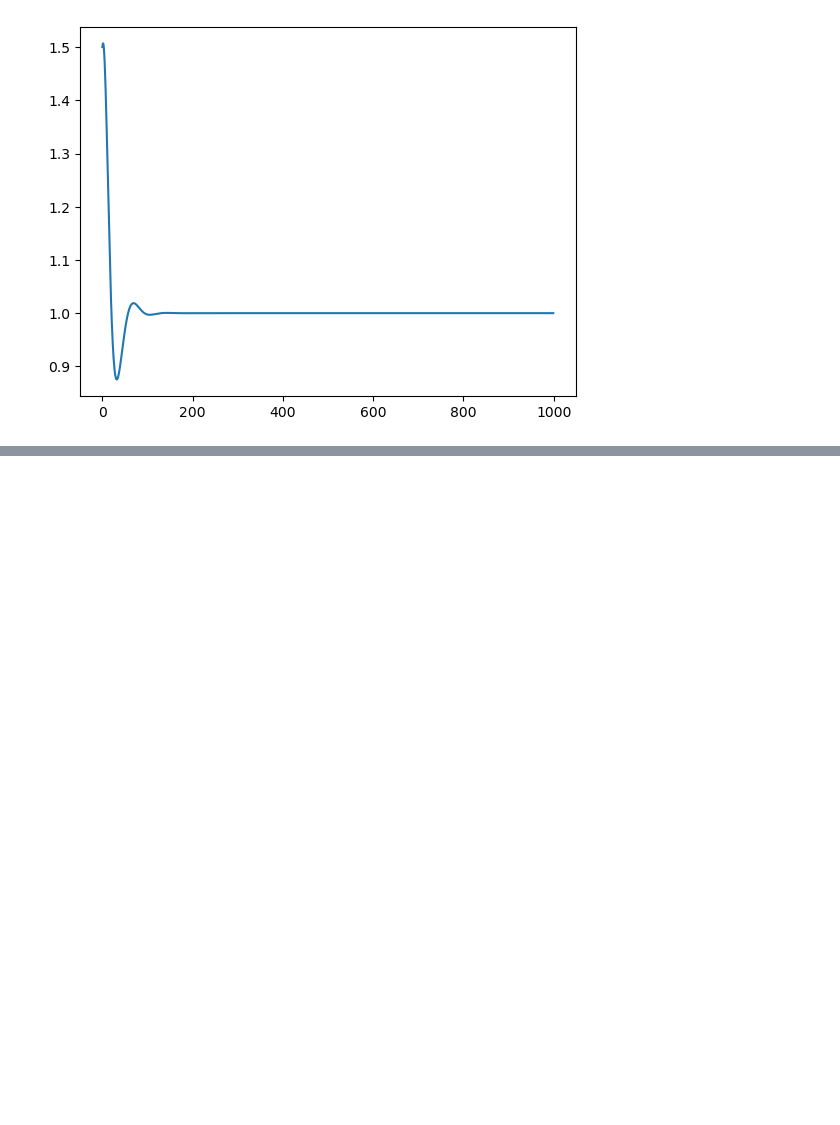
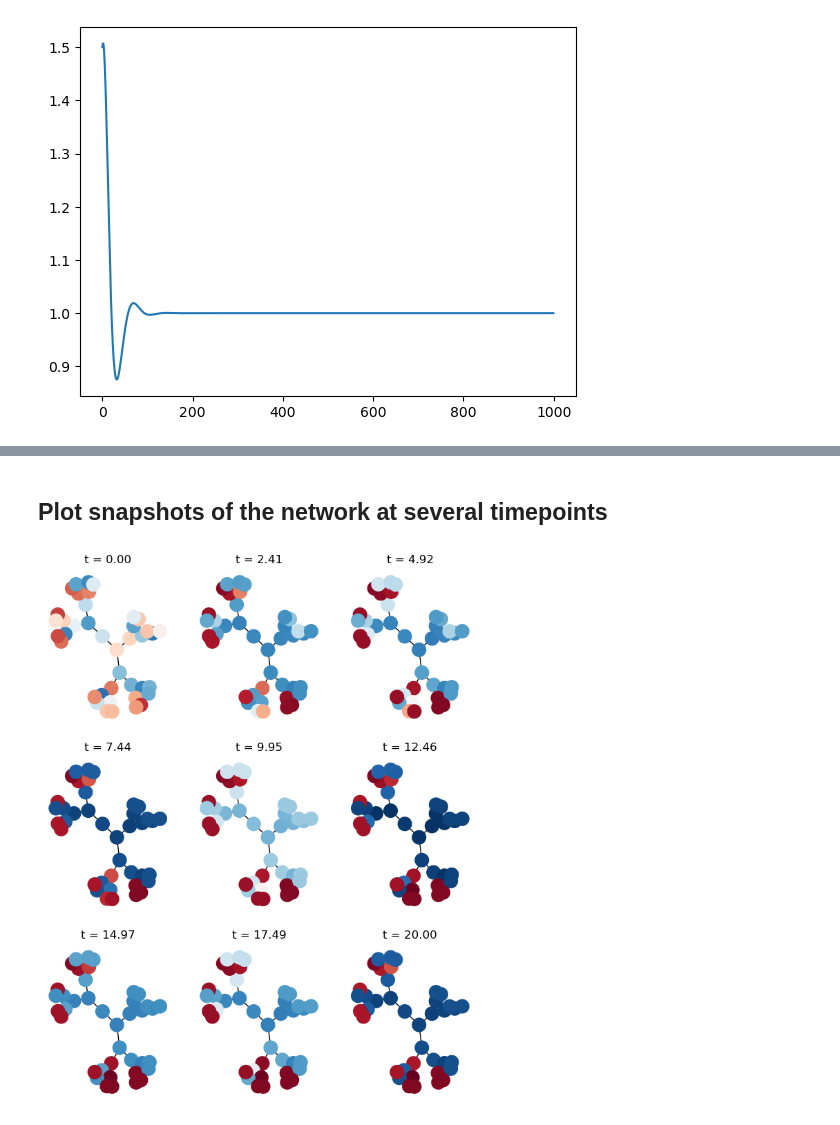
Before and after one commit to williamgilpin/alveoli, a Jupyter notebook: alveoli_model.ipynb, the cells around one changed output, grey strips where cells are left out. Saved outputs shown, nothing was run; the diff lists cells and outputs as text; code cells hidden in the pictures; blank space fills up the shorter version.

```diff
--- a/alveoli_model.ipynb
+++ b/alveoli_model.ipynb
@@ -234,0 +166,69 @@ np.median(np.sum(np.abs(h), axis=1))
+# %% [markdown]
+## Plot snapshots of the network at several timepoints
+# %%
+import networkx as nx
+
+from networkx.drawing.nx_agraph import graphviz_layout
+
+# T = nx.balanced_tree(2, 5)
+
+# pos = graphviz_layout(T, prog="twopi")
+# nx.draw(T, pos)
+# plt.show()
+
+def plot_tree(n, nodecolors=None, pos=None, random_state=None, ax=None, **kwargs):
+    """
+    Given a balanced tree coupling matrix, plot the tree with matplotlib
+    """
+    # Get the adjacency matrix
+    matrix = tree_coupling_matrix(n)
+
+    # Create a graph from the adjacency matrix
+    G = nx.Graph(matrix)
+
+    if pos is None:
+        # Create a tree layout for our graph
+        # pos = nx.tree_layout(G)
+        pos = nx.spring_layout(G, iterations=100, seed=random_state)
+        # pos = graphviz_layout(G, prog="twopi")
+
+    if nodecolors is None:
+        nodecolors = np.random.random(n)
+
+    nx.draw(G, pos, with_labels=False, node_size=200, node_color=nodecolors, ax=ax, vmin=0, vmax=1, **kwargs)
+
+    # Draw the graph
+    # nx.draw(G, pos, with_labels=True, node_size=700, node_color="lightblue")
+
+    # # Show the plot
+    # plt.show()
+
+    return pos
+
+
+sol.y.T.shape
+
+n_plots = 9
+
+plot_time_inds = np.linspace(0, sol.y.shape[1]-1, n_plots).astype(int)
+
+phases = sol.y
+# normalize to [0, 1]
+phases = (phases - phases.min()) / (phases.max() - phases.min())
+
+# 3 x 3 grid of plots
+fig, axs = plt.subplots(3, 3, figsize=(8, 10))
+for i, ax in enumerate(axs.flatten()):
+    if i == 0:
+        pos = plot_tree(n_nodes, nodecolors=phases[:, plot_time_inds[i]], ax=ax, cmap="RdBu", random_state=0)
+    else:
+        pos = plot_tree(n_nodes, nodecolors=phases[:, plot_time_inds[i]], pos=pos, ax=ax, cmap="RdBu")
+    # label time
+    ax.set_title(f"t = {sol.t[plot_time_inds[i]]:.2f}")
+
+    # ax.plot(sol.y[:, plot_time_inds[i]])
+    # ax.set_title(f"t = {sol.t[plot_time_inds[i]]:.2f}")
+    # ax.set_xlabel("Alveoli")
+    # ax.set_ylabel("Radius")
+# %% [output]
+[figure, added]
```
Also changed, not shown: parts of 6 cells of this notebook.
